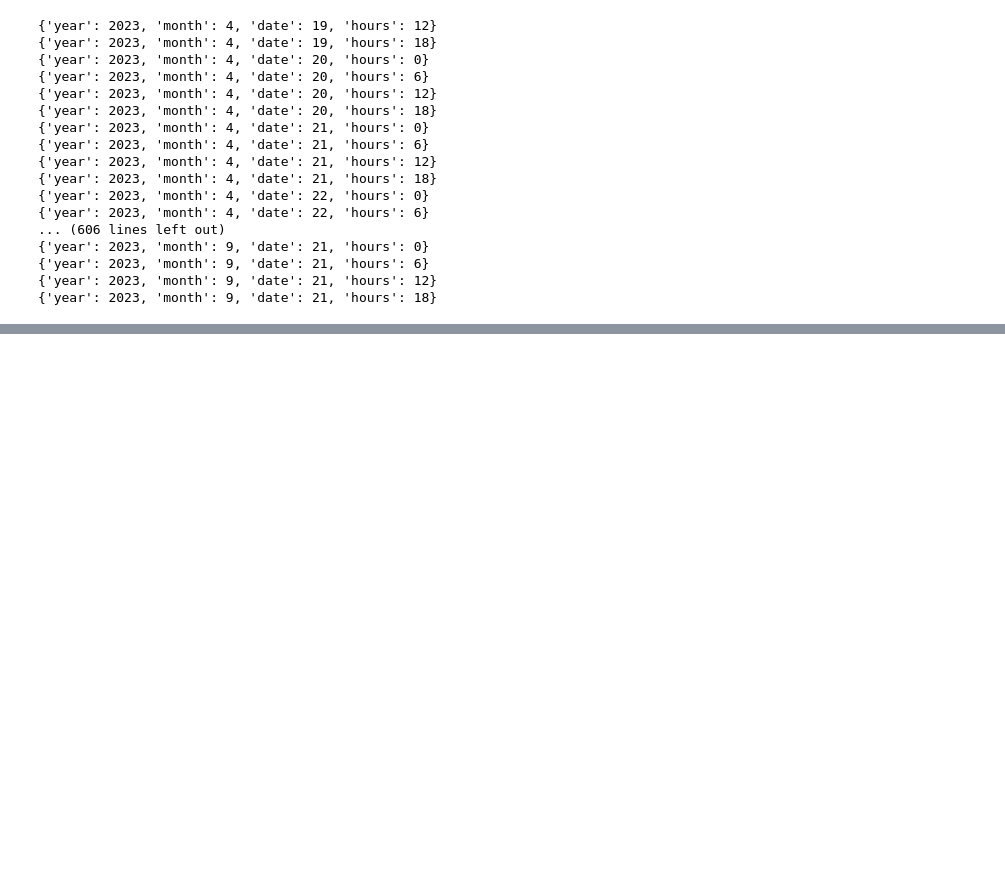
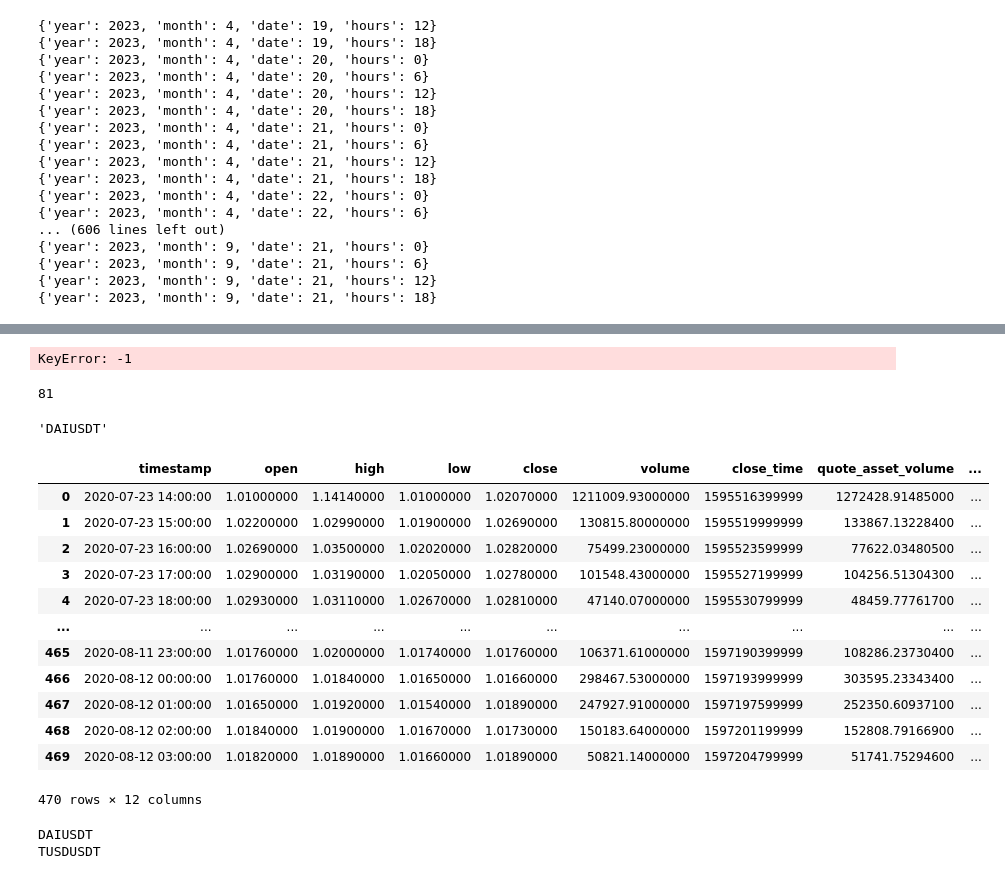
Before and after one commit to nikanhg/Funding_rate_Aave, a Jupyter notebook: Nikan/test-aave.ipynb, the cells around one changed output, grey strips where cells are left out. Cells and saved outputs as stored; diff of their text form; code cells hidden in the pictures; blank space fills up the shorter version.

```diff
--- a/Nikan/test-aave.ipynb
+++ b/Nikan/test-aave.ipynb
@@ -70,0 +217,52 @@ for i in historical_data:
+# %%
+date_end = datetime(2019, 10, 4, 12, 0, 0)
+df = get_binance_klines('btcusdt', '1h', datetime_to_timestamp(date_end))
+df
+# %% [output]
+KeyError: -1
+# %%
+symbols_req = symbol_mapping['coresponding_usdt'].to_list()
+symbols_req = [item for item in symbols_req if not pd.isna(item)]
+symbols_req = [item.upper() for item in symbols_req]
+len(symbols_req)
+# %% [output]
+81
+# %%
+symbols_req[0]
+# %% [output]
+'DAIUSDT'
+# %%
+
+
+df
+# %% [output]
+|  | timestamp | open | high | low | close | volume | close_time | quote_asset_volume | ... |
+| 0 | 2020-07-23 14:00:00 | 1.01000000 | 1.14140000 | 1.01000000 | 1.02070000 | 1211009.93000000 | 1595516399999 | 1272428.91485000 | ... |
+| 1 | 2020-07-23 15:00:00 | 1.02200000 | 1.02990000 | 1.01900000 | 1.02690000 | 130815.80000000 | 1595519999999 | 133867.13228400 | ... |
+| 2 | 2020-07-23 16:00:00 | 1.02690000 | 1.03500000 | 1.02020000 | 1.02820000 | 75499.23000000 | 1595523599999 | 77622.03480500 | ... |
+| 3 | 2020-07-23 17:00:00 | 1.02900000 | 1.03190000 | 1.02050000 | 1.02780000 | 101548.43000000 | 1595527199999 | 104256.51304300 | ... |
+| 4 | 2020-07-23 18:00:00 | 1.02930000 | 1.03110000 | 1.02670000 | 1.02810000 | 47140.07000000 | 1595530799999 | 48459.77761700 | ... |
+| ... | ... | ... | ... | ... | ... | ... | ... | ... | ... |
+| 465 | 2020-08-11 23:00:00 | 1.01760000 | 1.02000000 | 1.01740000 | 1.01760000 | 106371.61000000 | 1597190399999 | 108286.23730400 | ... |
+| 466 | 2020-08-12 00:00:00 | 1.01760000 | 1.01840000 | 1.01650000 | 1.01660000 | 298467.53000000 | 1597193999999 | 303595.23343400 | ... |
+| 467 | 2020-08-12 01:00:00 | 1.01650000 | 1.01920000 | 1.01540000 | 1.01890000 | 247927.91000000 | 1597197599999 | 252350.60937100 | ... |
+| 468 | 2020-08-12 02:00:00 | 1.01840000 | 1.01900000 | 1.01670000 | 1.01730000 | 150183.64000000 | 1597201199999 | 152808.79166900 | ... |
+| 469 | 2020-08-12 03:00:00 | 1.01820000 | 1.01890000 | 1.01660000 | 1.01890000 | 50821.14000000 | 1597204799999 | 51741.75294600 | ... |
+470 rows × 12 columns
+# %%
+import time
+from datetime import datetime
+
+date_end = datetime(2024, 10, 4, 12, 0, 0)
+
+for s in symbols_req:
+    try:
+        print(s)
+        df = get_binance_klines(s, '1h', datetime_to_timestamp(date_end))
+        df.to_csv(f'{s}.csv')
+    except Exception as e:
+        print(f"An error occurred for symbol {s}: {e}")
+    time.sleep(3)
+# %% [output]
+DAIUSDT
+TUSDUSDT
```
Also changed, not shown: parts of 10 cells of this notebook, 1 other file.
